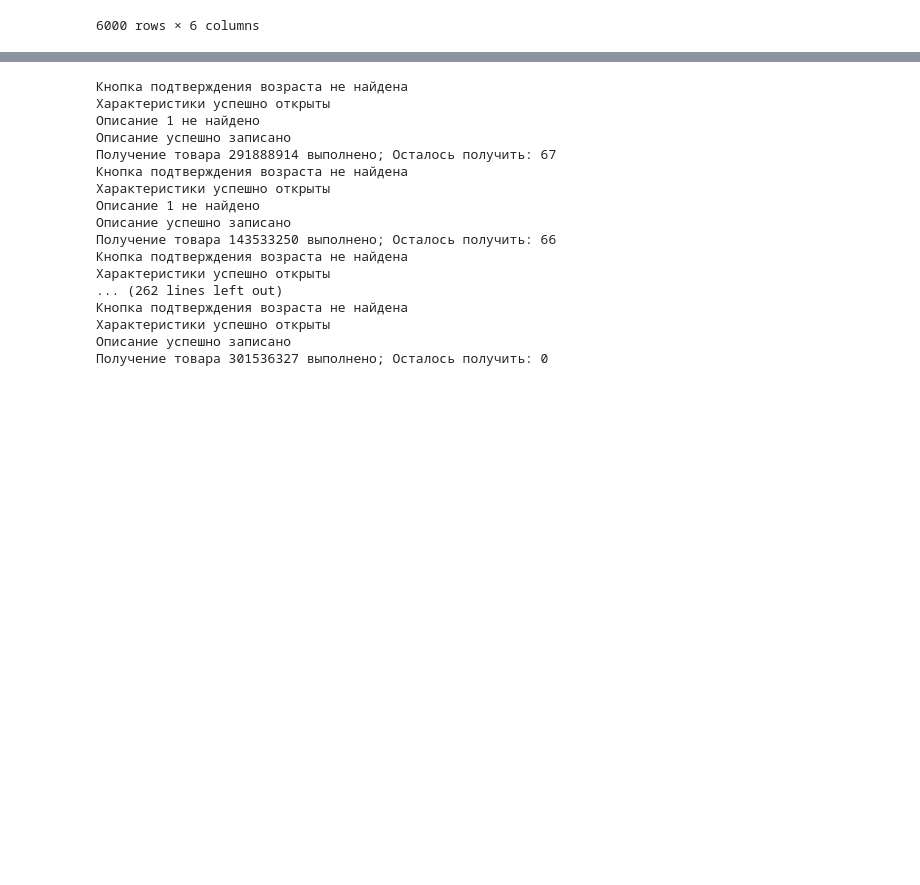
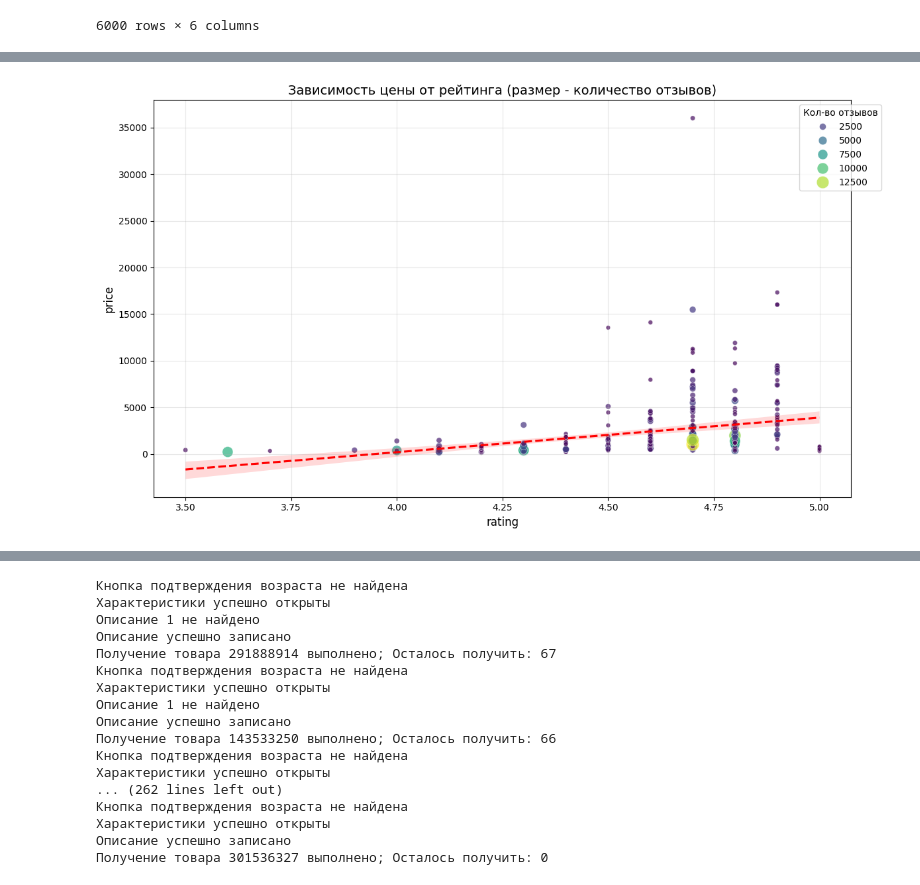
Before and after one commit to nekitmilk/ElectroPunk, a Jupyter notebook: src/notebooks/analisys.ipynb, the cells around one changed output, grey strips where cells are left out. Cells and saved outputs as stored; diff of their text form; code cells hidden in the pictures; blank space fills up the shorter version.

```diff
--- a/src/notebooks/analisys.ipynb
+++ b/src/notebooks/analisys.ipynb
@@ -135,0 +236,27 @@ clear_df.to_csv("../data/cleared_wb_products.csv")
+# %%
+# Зависимость цены от рейтинга
+# P.S. Обновить после подсчета отзывов по каждому конкретному товару
+
+import numpy as np
+
+plt.figure(figsize=(12, 7))
+sns.scatterplot(data=clear_df, x='rating', y='price',
+                hue='feedbacks', size='feedbacks',
+                sizes=(20, 200), alpha=0.7, palette='viridis')
+
+plt.title('Зависимость цены от рейтинга (размер - количество отзывов)', fontsize=14)
+plt.xlabel('Рейтинг', fontsize=12)
+plt.ylabel('Цена (руб)', fontsize=12)
+plt.xticks(np.arange(3.5, 5.1, 0.25))
+plt.grid(alpha=0.3)
+plt.ticklabel_format(style='plain', axis='y')
+
+# Добавляем линию тренда
+sns.regplot(data=clear_df, x='rating', y='price',
+           scatter=False, color='red', line_kws={'linestyle':'--'})
+
+plt.legend(title='Кол-во отзывов', bbox_to_anchor=(1.05, 1))
+plt.tight_layout()
+plt.show()
+# %% [output]
+[figure, added]
```
Also changed, not shown: parts of 9 cells of this notebook, 3 other files.
